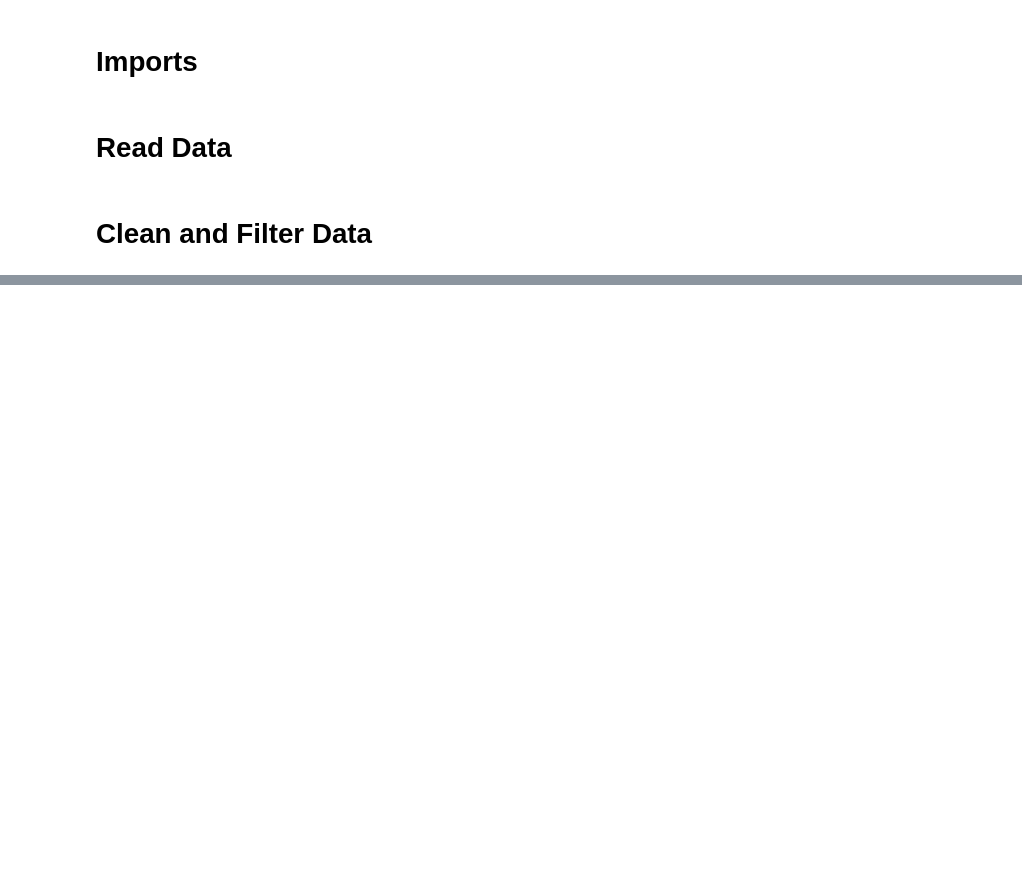
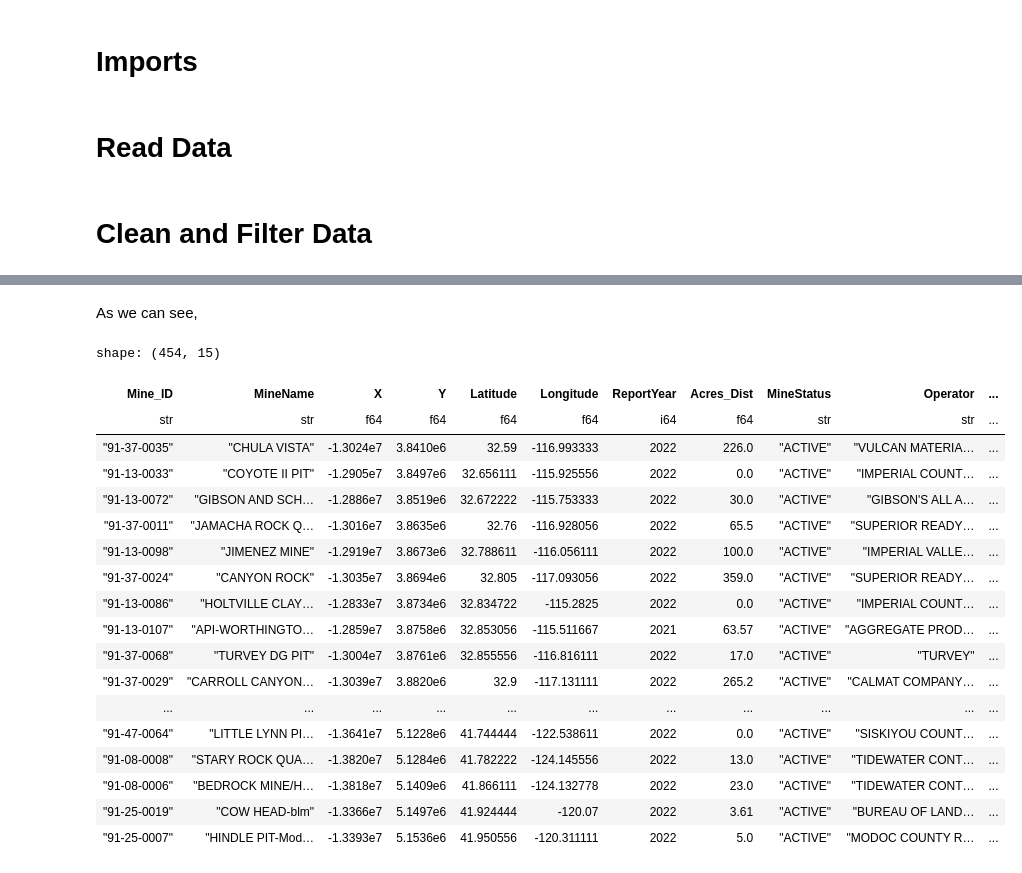
Before and after one commit to PJ6451/DMR-Analysis, a Jupyter notebook: ca_mines_analysis.ipynb, the cells around one changed output, grey strips where cells are left out. Drawn from its saved outputs; the diff is of its cells as text; code cells hidden in the pictures; blank space fills up the shorter version.

Commit message:
Added/cleaned up analysis

```diff
--- a/ca_mines_analysis.ipynb
+++ b/ca_mines_analysis.ipynb
@@ -8,9 +8,6 @@ import utils
 # %% [markdown]
 # Read Data
 # %%
-mines_csv = pl.read_csv(
-    r"C:\Users\16617\Desktop\Code_Library\DMR Analysis\DMR_All_Mines.csv",
-    ignore_errors=True,
-)
+mines_csv = pl.read_csv(r"DMR_All_Mines.csv",ignore_errors=True)
 # %% [markdown]
 # Clean and Filter Data
@@ -65 +54,32 @@ active_open_pit_mines = active_open_pit_mines.with_columns(pl.col("PriProduct").
+# %% [markdown]
+As we can see,
+# %%
+active_open_pit_mines = mines_csv.filter(
+    (
+    pl.col("MineStatus").str.contains("ACTIVE"))
+    & (pl.col("Opt_Type").str.contains("OPEN PIT"))
+    & (~pl.col("PriProduct").str.contains("NOT REPORT")
+    )
+)
+active_open_pit_mines
+# %% [output]
+shape: (454, 15)
+| Mine_ID | MineName | X | Y | Latitude | Longitude | ReportYear | Acres_Dist | MineStatus | Operator | ... |
+| str | str | f64 | f64 | f64 | f64 | i64 | f64 | str | str | ... |
+| "91-37-0035" | "CHULA VISTA" | -1.3024e7 | 3.8410e6 | 32.59 | -116.993333 | 2022 | 226.0 | "ACTIVE" | "VULCAN MATERIA… | ... |
+| "91-13-0033" | "COYOTE II PIT" | -1.2905e7 | 3.8497e6 | 32.656111 | -115.925556 | 2022 | 0.0 | "ACTIVE" | "IMPERIAL COUNT… | ... |
+| "91-13-0072" | "GIBSON AND SCH… | -1.2886e7 | 3.8519e6 | 32.672222 | -115.753333 | 2022 | 30.0 | "ACTIVE" | "GIBSON'S ALL A… | ... |
+| "91-37-0011" | "JAMACHA ROCK Q… | -1.3016e7 | 3.8635e6 | 32.76 | -116.928056 | 2022 | 65.5 | "ACTIVE" | "SUPERIOR READY… | ... |
+| "91-13-0098" | "JIMENEZ MINE" | -1.2919e7 | 3.8673e6 | 32.788611 | -116.056111 | 2022 | 100.0 | "ACTIVE" | "IMPERIAL VALLE… | ... |
+| "91-37-0024" | "CANYON ROCK" | -1.3035e7 | 3.8694e6 | 32.805 | -117.093056 | 2022 | 359.0 | "ACTIVE" | "SUPERIOR READY… | ... |
+| "91-13-0086" | "HOLTVILLE CLAY… | -1.2833e7 | 3.8734e6 | 32.834722 | -115.2825 | 2022 | 0.0 | "ACTIVE" | "IMPERIAL COUNT… | ... |
+| "91-13-0107" | "API-WORTHINGTO… | -1.2859e7 | 3.8758e6 | 32.853056 | -115.511667 | 2021 | 63.57 | "ACTIVE" | "AGGREGATE PROD… | ... |
+| "91-37-0068" | "TURVEY DG PIT" | -1.3004e7 | 3.8761e6 | 32.855556 | -116.816111 | 2022 | 17.0 | "ACTIVE" | "TURVEY" | ... |
+| "91-37-0029" | "CARROLL CANYON… | -1.3039e7 | 3.8820e6 | 32.9 | -117.131111 | 2022 | 265.2 | "ACTIVE" | "CALMAT COMPANY… | ... |
+| ... | ... | ... | ... | ... | ... | ... | ... | ... | ... | ... |
+| "91-47-0064" | "LITTLE LYNN PI… | -1.3641e7 | 5.1228e6 | 41.744444 | -122.538611 | 2022 | 0.0 | "ACTIVE" | "SISKIYOU COUNT… | ... |
+| "91-08-0008" | "STARY ROCK QUA… | -1.3820e7 | 5.1284e6 | 41.782222 | -124.145556 | 2022 | 13.0 | "ACTIVE" | "TIDEWATER CONT… | ... |
+| "91-08-0006" | "BEDROCK MINE/H… | -1.3818e7 | 5.1409e6 | 41.866111 | -124.132778 | 2022 | 23.0 | "ACTIVE" | "TIDEWATER CONT… | ... |
+| "91-25-0019" | "COW HEAD-blm" | -1.3366e7 | 5.1497e6 | 41.924444 | -120.07 | 2022 | 3.61 | "ACTIVE" | "BUREAU OF LAND… | ... |
+| "91-25-0007" | "HINDLE PIT-Mod… | -1.3393e7 | 5.1536e6 | 41.950556 | -120.311111 | 2022 | 5.0 | "ACTIVE" | "MODOC COUNTY R… | ... |
 # %%
```
Also changed, not shown: parts of 6 cells of this notebook, 2 other files.
